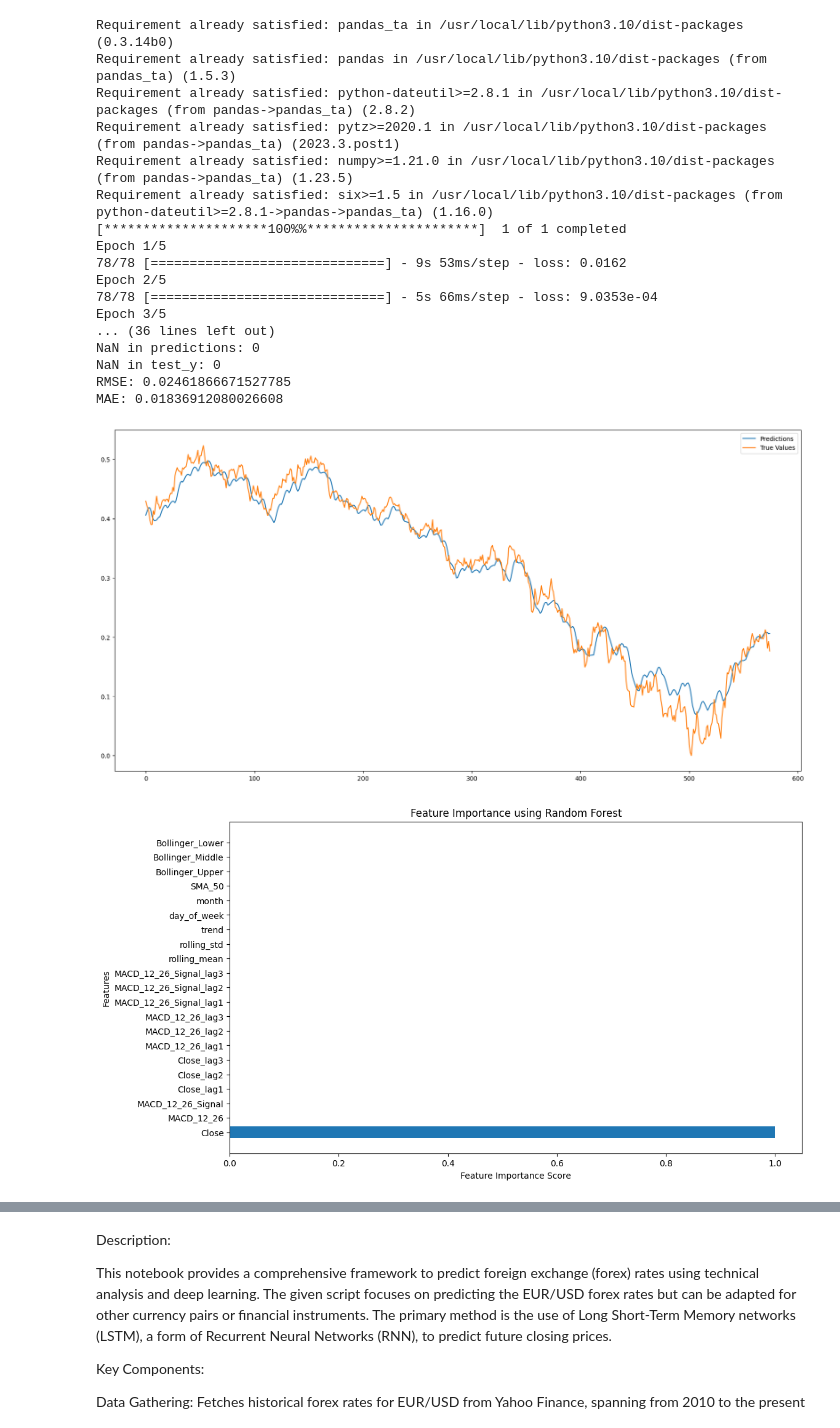
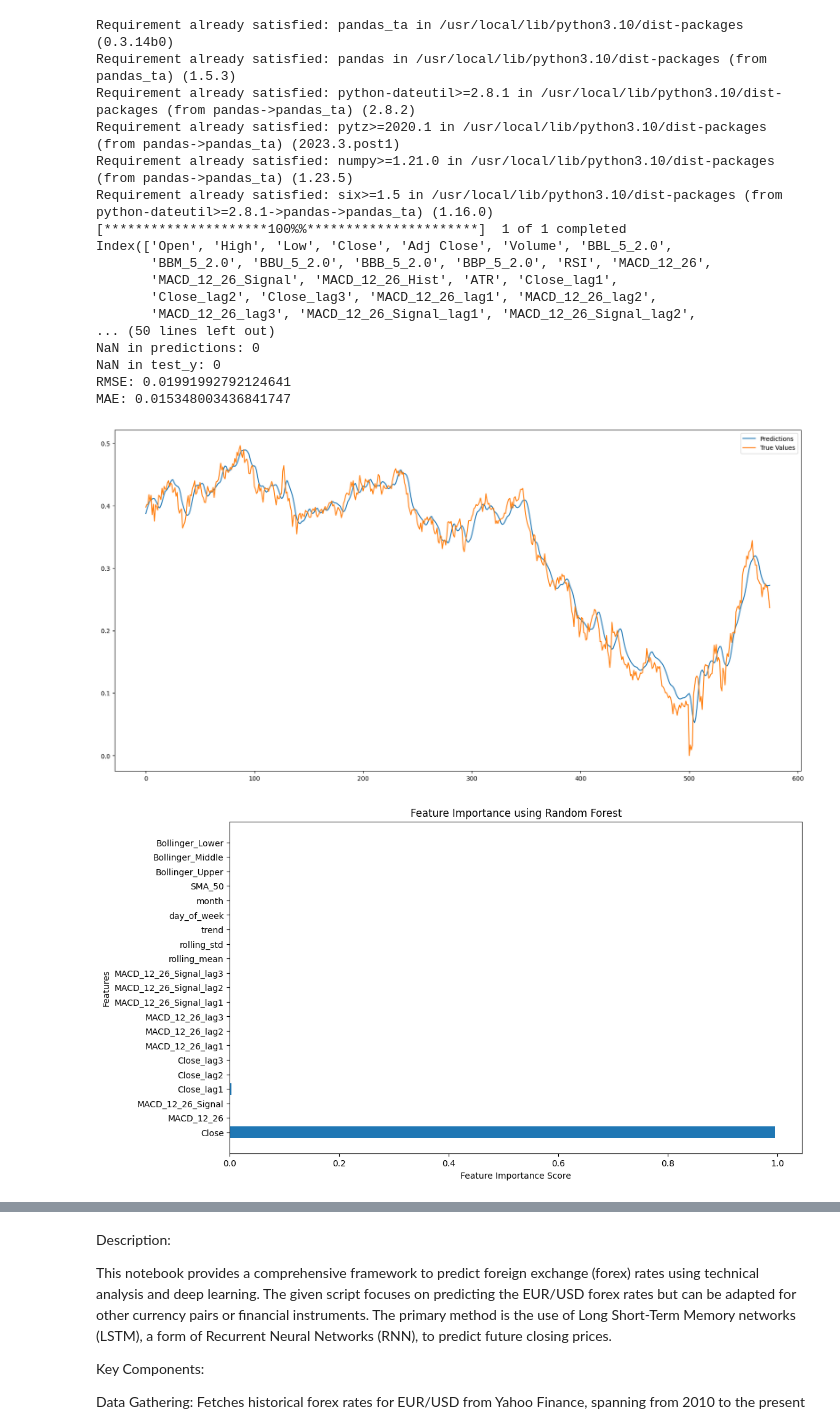
Before and after one commit to mjgpinheiro/Physics_models, a Jupyter notebook: FinancialTimeSeries_Forecasting_with_LSTM.ipynb, the cells around one changed output, grey strips where cells are left out. Cells and saved outputs as stored; diff of their text form; code cells hidden in the pictures.

```diff
--- a/FinancialTimeSeries_Forecasting_with_LSTM.ipynb
+++ b/FinancialTimeSeries_Forecasting_with_LSTM.ipynb
@@ -20,10 +20,17 @@ from sklearn.feature_selection import RFE
 import seaborn as sns
 
 # Gather Data
-symbol = "EURUSD=X"
+#symbol = "EURUSD=X"
+symbol = "GBPCAD=X"
+
 start_date = "2010-01-01"
 end_date = datetime.datetime.now().strftime("%Y-%m-%d")
 df_euraud = yf.download(symbol, start=start_date, end=end_date, interval="1d")
+
+import pandas_ta as ta
+
+# Assuming df_euraud is your DataFrame
+df_euraud.ta.bbands(close="Close", append=True)
 
 # Calculate technical indicators
 df_euraud["RSI"] = ta.rsi(df_euraud["Close"])
@@ -36,6 +43,7 @@ df_euraud.reset_index(drop=True, inplace=True)
 
 # Preprocess Data
 input_features = ['Close', 'MACD_12_26', 'MACD_12_26_Signal']
+#input_features = ['Close', 'Close_lag1', 'Bollinger_Upper', 'Bollinger_Middle', 'Bollinger_Lower']
 
 # Feature Engineering
 num_lags = 3
@@ -72,6 +80,11 @@ df_scaler = MinMaxScaler()
 df_euraud[input_features] = df_scaler.fit_transform(df_euraud[input_features])
 close_scaler = MinMaxScaler()
 df_euraud['Close'] = close_scaler.fit_transform(df_euraud[['Close']])
+
+print(df_euraud.columns)
+df_euraud.rename(columns={'BOLL_U': 'Bollinger_Upper', 'BOLL_M': 'Bollinger_Middle', 'BOLL_L': 'Bollinger_Lower'}, inplace=True)
+
+#df_euraud['Bollinger_Upper'], df_euraud['Bollinger_Middle'], df_euraud['Bollinger_Lower'] = df_euraud['Close'].ta.bbands()
 
 # Split Data
 train_size = int(len(df_euraud) * 0.8)
@@ -194,40 +207,40 @@ plt.legend()
 plt.show()
 
 ################################
 
 # Predict the next 6 days
 next_6_days = [test_x[-1]]
 for _ in range(6):
     predicted_value = model.predict(np.array([next_6_days[-1]]))[0][0]
     last_day_features = next_6_days[-1][-1].copy()
     last_day_features[0] = predicted_value
     new_day = np.concatenate((next_6_days[-1][1:], [last_day_features]), axis=0)
     next_6_days.append(new_day)
 
 predicted_closes = [close_scaler.inverse_transform(np.array([[day[-1, 0]]]))[0][0] for day in next_6_days][1:]
 
 # Loop for 5 times to get decisions for the 6 days, since there are 5 comparisons to make
 decisions = ['Buy' if predicted_closes[i + 1] > predicted_closes[i] else 'Sell' if predicted_closes[i + 1] < predicted_closes[i] else 'Hold' for i in range(5)]
 
 print(f"Predictions for the Next 6 Days: {predicted_closes}")
 print(f"Predicted Action for the Next 5 Days based on the 6 Days predictions: {decisions}")
 # %% [output]
 Requirement already satisfied: pandas_ta in /usr/local/lib/python3.10/dist-packages (0.3.14b0)
 Requirement already satisfied: pandas in /usr/local/lib/python3.10/dist-packages (from pandas_ta) (1.5.3)
 Requirement already satisfied: python-dateutil>=2.8.1 in /usr/local/lib/python3.10/dist-packages (from pandas->pandas_ta) (2.8.2)
 Requirement already satisfied: pytz>=2020.1 in /usr/local/lib/python3.10/dist-packages (from pandas->pandas_ta) (2023.3.post1)
 Requirement already satisfied: numpy>=1.21.0 in /usr/local/lib/python3.10/dist-packages (from pandas->pandas_ta) (1.23.5)
 Requirement already satisfied: six>=1.5 in /usr/local/lib/python3.10/dist-packages (from python-dateutil>=2.8.1->pandas->pandas_ta) (1.16.0)
 [*********************100%%**********************]  1 of 1 completed
-Epoch 1/5
-78/78 [==============================] - 9s 53ms/step - loss: 0.0162
-Epoch 2/5
-78/78 [==============================] - 5s 66ms/step - loss: 9.0353e-04
-Epoch 3/5
-... (36 lines left out)
+Index(['Open', 'High', 'Low', 'Close', 'Adj Close', 'Volume', 'BBL_5_2.0',
+       'BBM_5_2.0', 'BBU_5_2.0', 'BBB_5_2.0', 'BBP_5_2.0', 'RSI', 'MACD_12_26',
+       'MACD_12_26_Signal', 'MACD_12_26_Hist', 'ATR', 'Close_lag1',
+       'Close_lag2', 'Close_lag3', 'MACD_12_26_lag1', 'MACD_12_26_lag2',
+       'MACD_12_26_lag3', 'MACD_12_26_Signal_lag1', 'MACD_12_26_Signal_lag2',
+... (50 lines left out)
 NaN in predictions: 0
 NaN in test_y: 0
-RMSE: 0.02461866671527785
-MAE: 0.01836912080026608
+RMSE: 0.01991992792124641
+MAE: 0.015348003436841747
-[figure, old version]
+[figure, new version]
 [figure]
```
Also changed, not shown: parts of 1 cell of this notebook.
